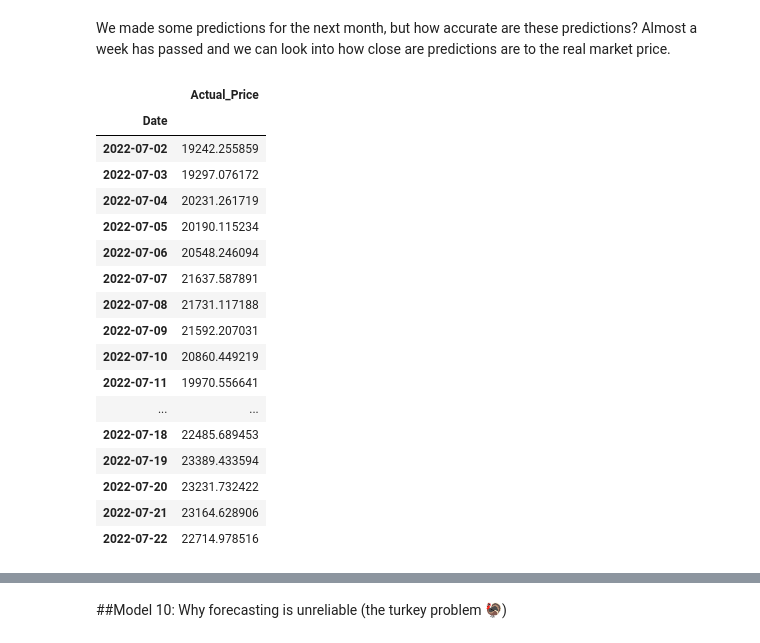
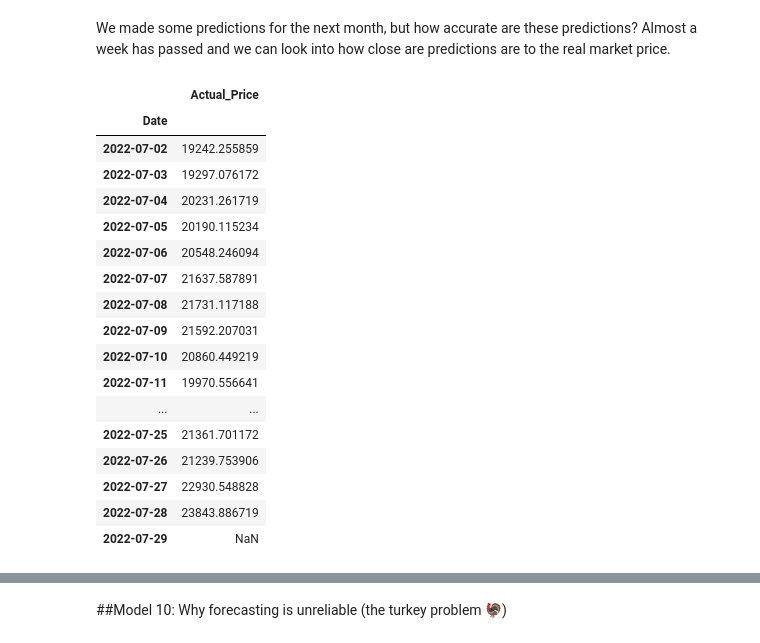
Before and after one commit to DataDoggo215/Predicting_BitcoinPrices, a Jupyter notebook: BitPredict_time_series_forecastng.ipynb, the cells around one changed output, grey strips where cells are left out. Cells and saved outputs as stored; diff of their text form; code cells hidden in the pictures.

```diff
--- a/BitPredict_time_series_forecastng.ipynb
+++ b/BitPredict_time_series_forecastng.ipynb
@@ -2188,29 +2190,29 @@ We made some predictions for the next month, but how accurate are these predicti
 # %%
 #Downloaded the most recent prices and upload into a new dataframe
 df1 = pd.read_csv('/content/gdrive/My Drive/BTC_current.csv',
                  parse_dates=["Date"],
                  index_col=["Date"]) # parse the date column and tell pandas column 1 is a datetime
 actual_btc = pd.DataFrame(df1["Adj Close"]).rename(columns={"Adj Close": "Actual_Price"})
-actual_btc.tail(21)
+actual_btc.tail(28)
 # %% [output]
 |  | Actual_Price |
 | Date |  |
 | 2022-07-02 | 19242.255859 |
 | 2022-07-03 | 19297.076172 |
 | 2022-07-04 | 20231.261719 |
 | 2022-07-05 | 20190.115234 |
 | 2022-07-06 | 20548.246094 |
 | 2022-07-07 | 21637.587891 |
 | 2022-07-08 | 21731.117188 |
 | 2022-07-09 | 21592.207031 |
 | 2022-07-10 | 20860.449219 |
 | 2022-07-11 | 19970.556641 |
 | ... | ... |
-| 2022-07-18 | 22485.689453 |
-| 2022-07-19 | 23389.433594 |
-| 2022-07-20 | 23231.732422 |
-| 2022-07-21 | 23164.628906 |
-| 2022-07-22 | 22714.978516 |
+| 2022-07-25 | 21361.701172 |
+| 2022-07-26 | 21239.753906 |
+| 2022-07-27 | 22930.548828 |
+| 2022-07-28 | 23843.886719 |
+| 2022-07-29 | NaN |
 # %%
 #Combine our forecasts into a dataframe
 future_prediction = pd.DataFrame(future_forecast, next_time_steps)
```
Also changed, not shown: parts of 22 cells of this notebook.
